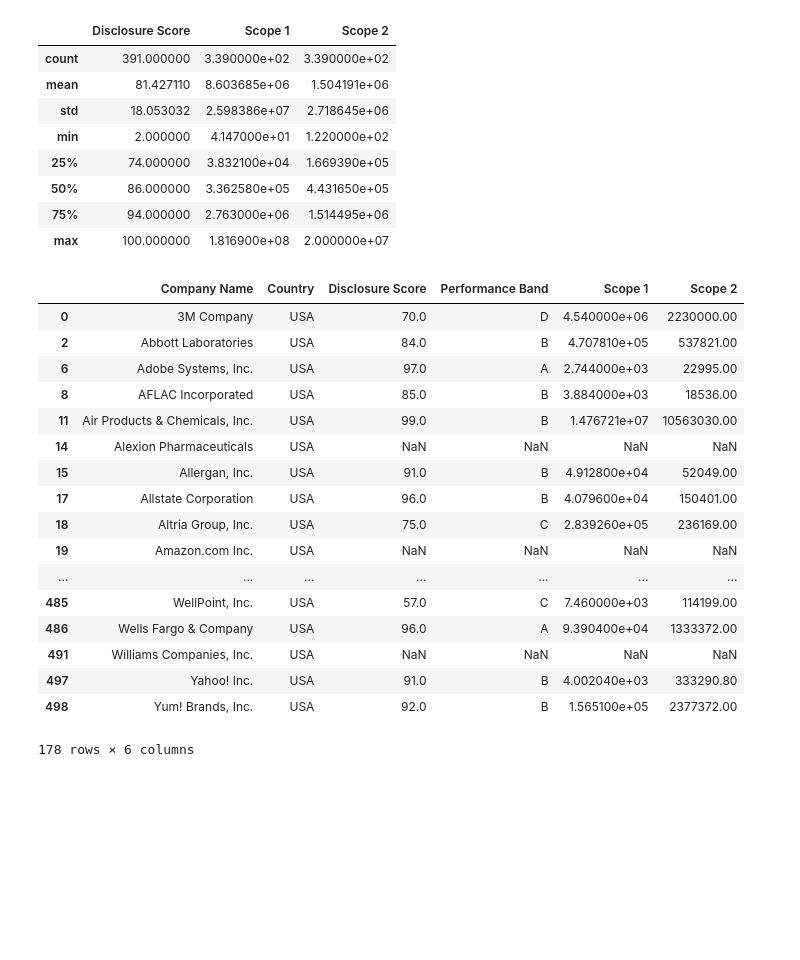
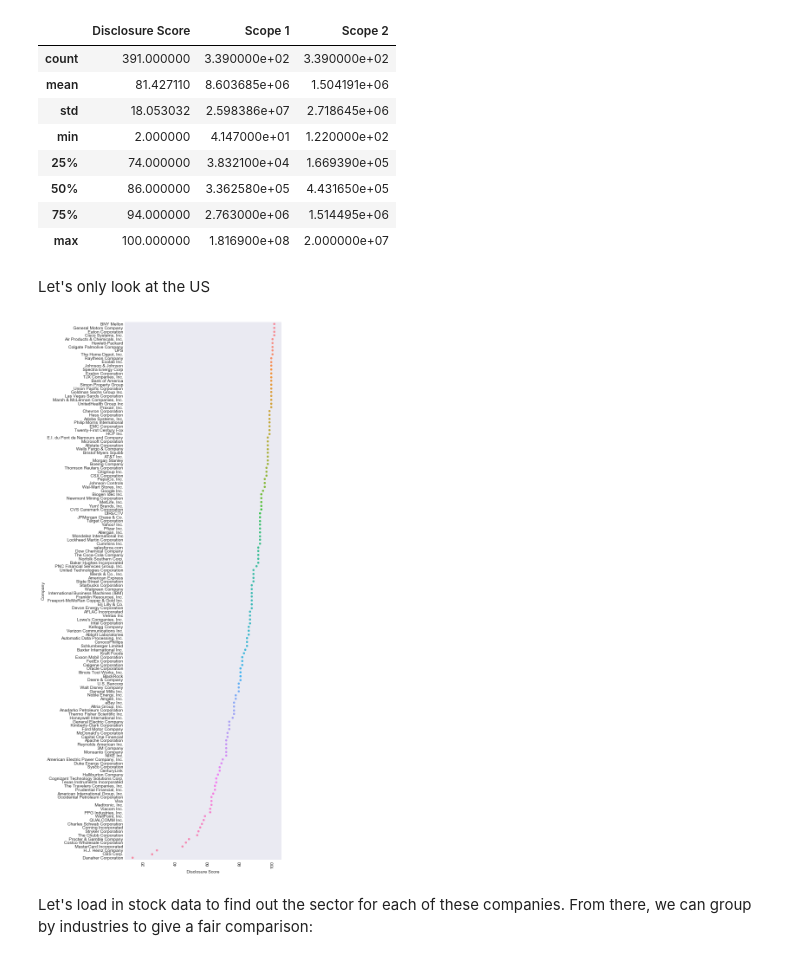
Before and after one commit to kellieotto/clean_energy_hack, a Jupyter notebook: notebooks/01-cdp_emissions_data_exploration.ipynb, the cells around one changed output. Saved outputs shown, nothing was run; the diff lists cells and outputs as text; code cells hidden in the pictures; blank space fills up the shorter version.

```diff
--- a/notebooks/01-cdp_emissions_data_exploration.ipynb
+++ b/notebooks/01-cdp_emissions_data_exploration.ipynb
@@ -3,6 +3,9 @@ import pandas as pd
 import numpy as np
 import matplotlib.pyplot as plt
 import seaborn as sns
+
+import re
+
 %matplotlib inline
-plt.rcParams['figure.figsize'] = (10,6)
+plt.rcParams['figure.figsize'] = (16,8)
 plt.style.use('seaborn-dark')
@@ -59,24 +62,18 @@ emissions.describe()
 | 50% | 86.000000 | 3.362580e+05 | 4.431650e+05 |
 | 75% | 94.000000 | 2.763000e+06 | 1.514495e+06 |
 | max | 100.000000 | 1.816900e+08 | 2.000000e+07 |
-# %%
-emissions[emissions['Country'] == 'USA'][]
-# %% [output]
-|  | Company Name | Country | Disclosure Score | Performance Band | Scope 1 | Scope 2 |
-| 0 | 3M Company | USA | 70.0 | D | 4.540000e+06 | 2230000.00 |
-| 2 | Abbott Laboratories | USA | 84.0 | B | 4.707810e+05 | 537821.00 |
-| 6 | Adobe Systems, Inc. | USA | 97.0 | A | 2.744000e+03 | 22995.00 |
-| 8 | AFLAC Incorporated | USA | 85.0 | B | 3.884000e+03 | 18536.00 |
-| 11 | Air Products & Chemicals, Inc. | USA | 99.0 | B | 1.476721e+07 | 10563030.00 |
-| 14 | Alexion Pharmaceuticals | USA | NaN | NaN | NaN | NaN |
-| 15 | Allergan, Inc. | USA | 91.0 | B | 4.912800e+04 | 52049.00 |
-| 17 | Allstate Corporation | USA | 96.0 | B | 4.079600e+04 | 150401.00 |
-| 18 | Altria Group, Inc. | USA | 75.0 | C | 2.839260e+05 | 236169.00 |
-| 19 | Amazon.com Inc. | USA | NaN | NaN | NaN | NaN |
-| ... | ... | ... | ... | ... | ... | ... |
-| 485 | WellPoint, Inc. | USA | 57.0 | C | 7.460000e+03 | 114199.00 |
-| 486 | Wells Fargo & Company | USA | 96.0 | A | 9.390400e+04 | 1333372.00 |
-| 491 | Williams Companies, Inc. | USA | NaN | NaN | NaN | NaN |
-| 497 | Yahoo! Inc. | USA | 91.0 | B | 4.002040e+03 | 333290.80 |
-| 498 | Yum! Brands, Inc. | USA | 92.0 | B | 1.565100e+05 | 2377372.00 |
-178 rows × 6 columns
+# %% [markdown]
+Let's only look at the US
+# %%
+us_emissions = emissions[emissions['Country'] == 'USA']
+us_emissions = us_emissions[us_emissions['Disclosure Score'].notnull()]
+# %%
+f, ax = plt.subplots(figsize=(8,18))
+sns.stripplot(y="Company", x="Disclosure Score",
+              data=us_emissions.sort_values(by='Disclosure Score',ascending=False), ax=ax)
+f.autofmt_xdate(rotation=90);
+plt.tight_layout()
+# %% [output]
+[figure, added]
+# %% [markdown]
+Let's load in stock data to find out the sector for each of these companies. From there, we can group by industries to give a fair comparison:
```
Also changed, not shown: parts of 18 cells of this notebook, 7 other files.
